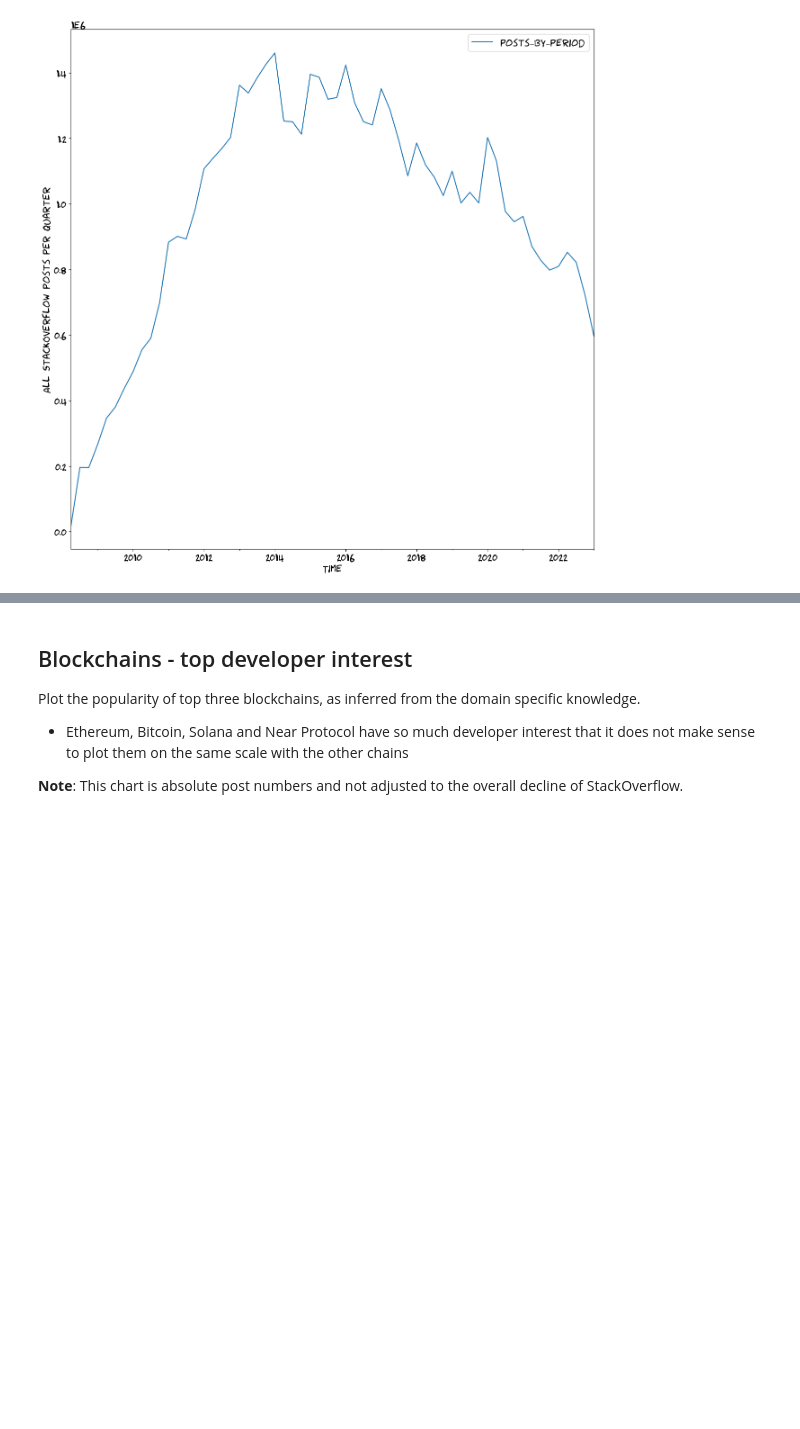
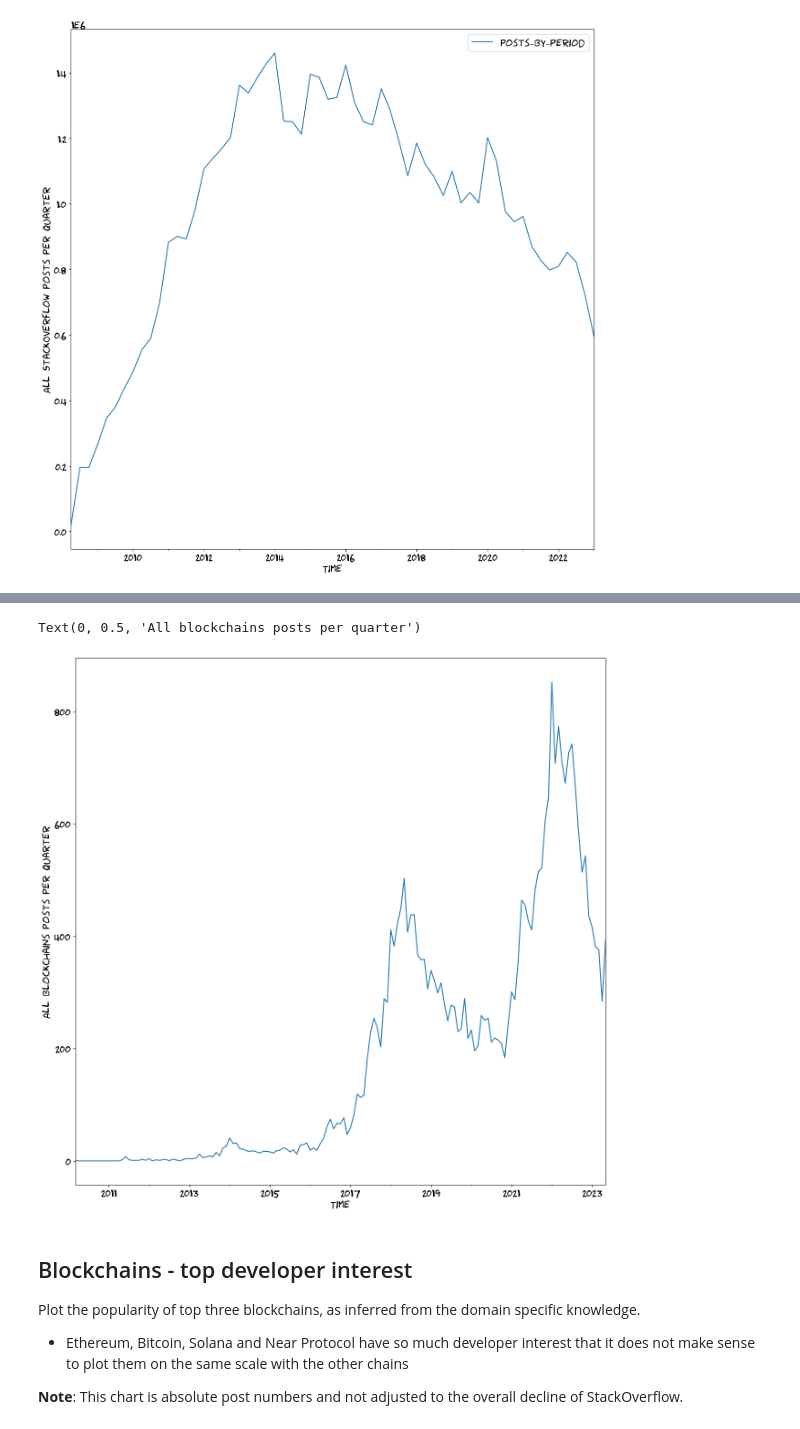
Before and after one commit to tradingstrategy-ai/blockchain-stackoverflow, a Jupyter notebook: research.ipynb, the cells around one changed output, grey strips where cells are left out. Saved outputs shown, nothing was run; the diff lists cells and outputs as text; code cells hidden in the pictures; blank space fills up the shorter version.

Commit message:
More charts

```diff
--- a/research.ipynb
+++ b/research.ipynb
@@ -36,3 +42,15 @@ Text(0, 0.5, 'All StackOverflow posts per quarter')
+# %%
+
+from blockchain_stackoverflow.helpers import bin_to_time
+
+all_blockchain_posts = bin_to_time(df, frequency="MS")
+
+ax = all_blockchain_posts.plot.line()
+ax.set_xlabel("Time")
+ax.set_ylabel("All blockchains posts per month")
+# %% [output]
+Text(0, 0.5, 'All blockchains posts per quarter')
+[figure, added]
 # %% [markdown]
 ## Blockchains - top developer interest
 
```
Also changed, not shown: parts of 19 cells of this notebook.
